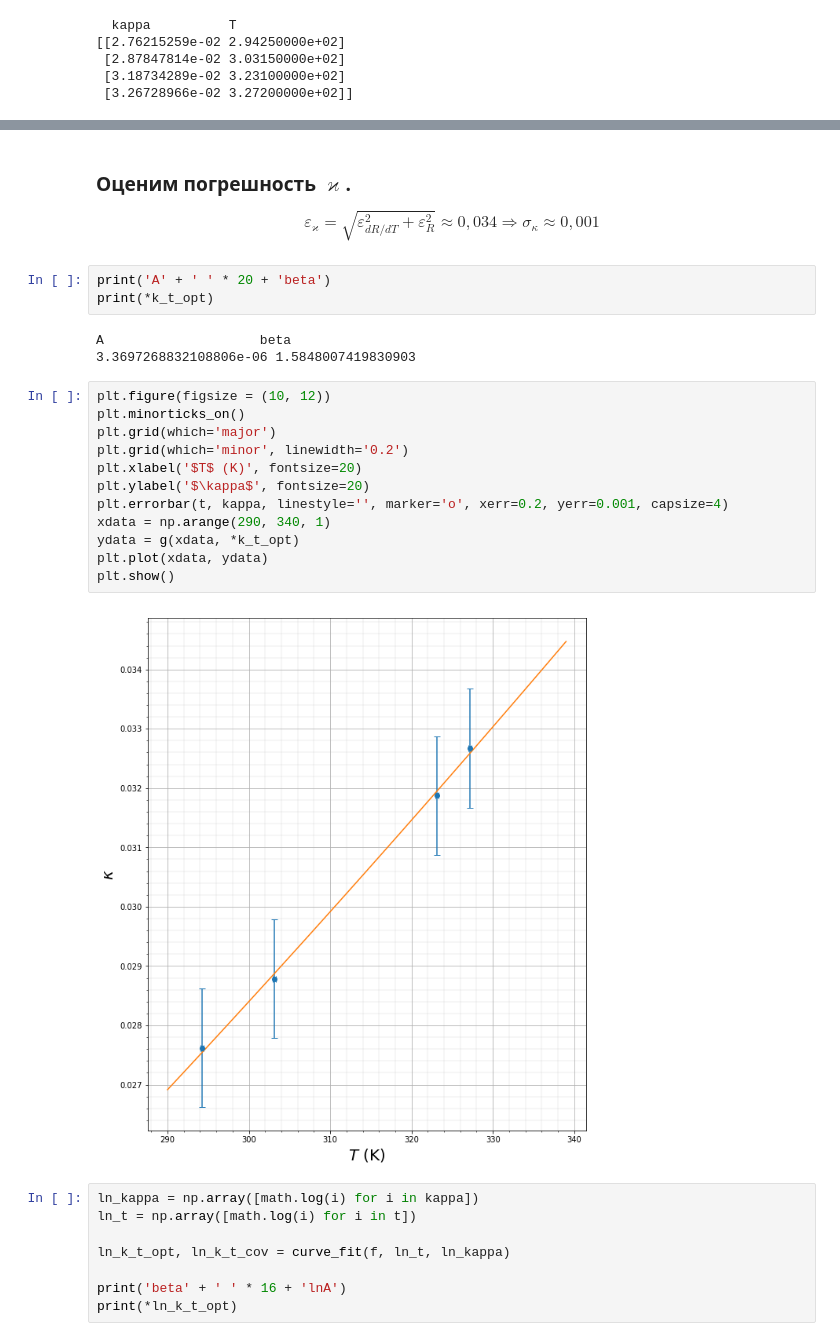
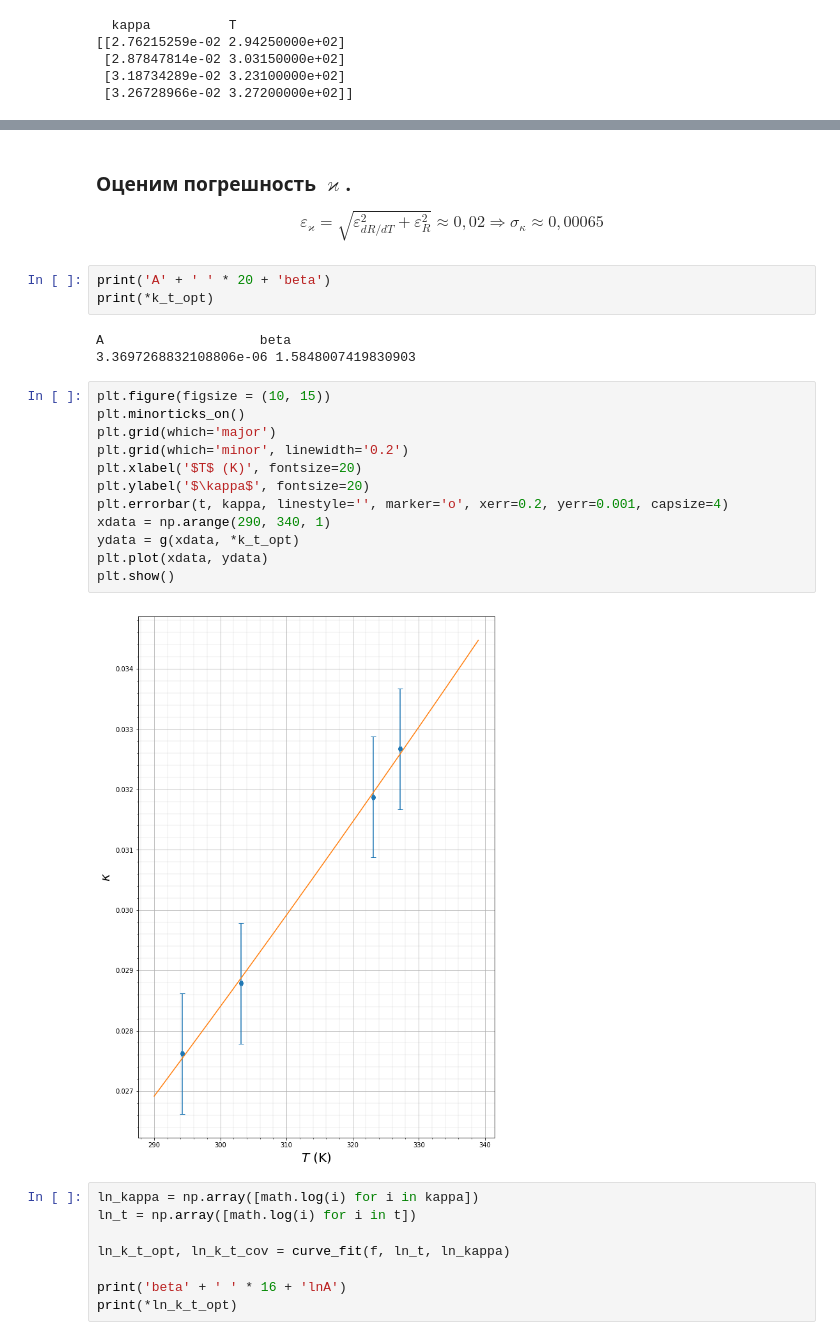
Before and after one commit to iudovin/labs, a Jupyter notebook: calc2-2-3.ipynb, the cells around one changed output, grey strips where cells are left out. Drawn from its saved outputs; the diff is of its cells as text.

```diff
--- a/calc2-2-3.ipynb
+++ b/calc2-2-3.ipynb
@@ -254,7 +229,7 @@ print('абсолютная:' + ' ' * 5, eps_kappa * kappa[3])
 # %% [markdown]
 ### Оценим погрешность $\varkappa$.
 
-$$\varepsilon_\varkappa = \sqrt{\varepsilon_{dR/dT}^2 + \varepsilon_R^2} \approx 0,034 \Rightarrow \sigma_\kappa \approx 0,001$$
+$$\varepsilon_\varkappa = \sqrt{\varepsilon_{dR/dT}^2 + \varepsilon_R^2} \approx 0,02 \Rightarrow \sigma_\kappa \approx 0,00065$$
 # %%
 print('A' + ' ' * 20 + 'beta')
 print(*k_t_opt)
@@ -262,19 +237,19 @@ print(*k_t_opt)
 A                    beta
 3.3697268832108806e-06 1.5848007419830903
 # %%
-plt.figure(figsize = (10, 12))
+plt.figure(figsize = (10, 15))
 plt.minorticks_on()
 plt.grid(which='major')
 plt.grid(which='minor', linewidth='0.2')
 plt.xlabel('$T$ (K)', fontsize=20)
 plt.ylabel('$\kappa$', fontsize=20)
 plt.errorbar(t, kappa, linestyle='', marker='o', xerr=0.2, yerr=0.001, capsize=4)
 xdata = np.arange(290, 340, 1)
 ydata = g(xdata, *k_t_opt)
 plt.plot(xdata, ydata)
 plt.show()
 # %% [output]
-[figure, old version]
+[figure, new version]
 # %%
 ln_kappa = np.array([math.log(i) for i in kappa])
 ln_t = np.array([math.log(i) for i in t])
```
Also changed, not shown: parts of 8 cells of this notebook.
